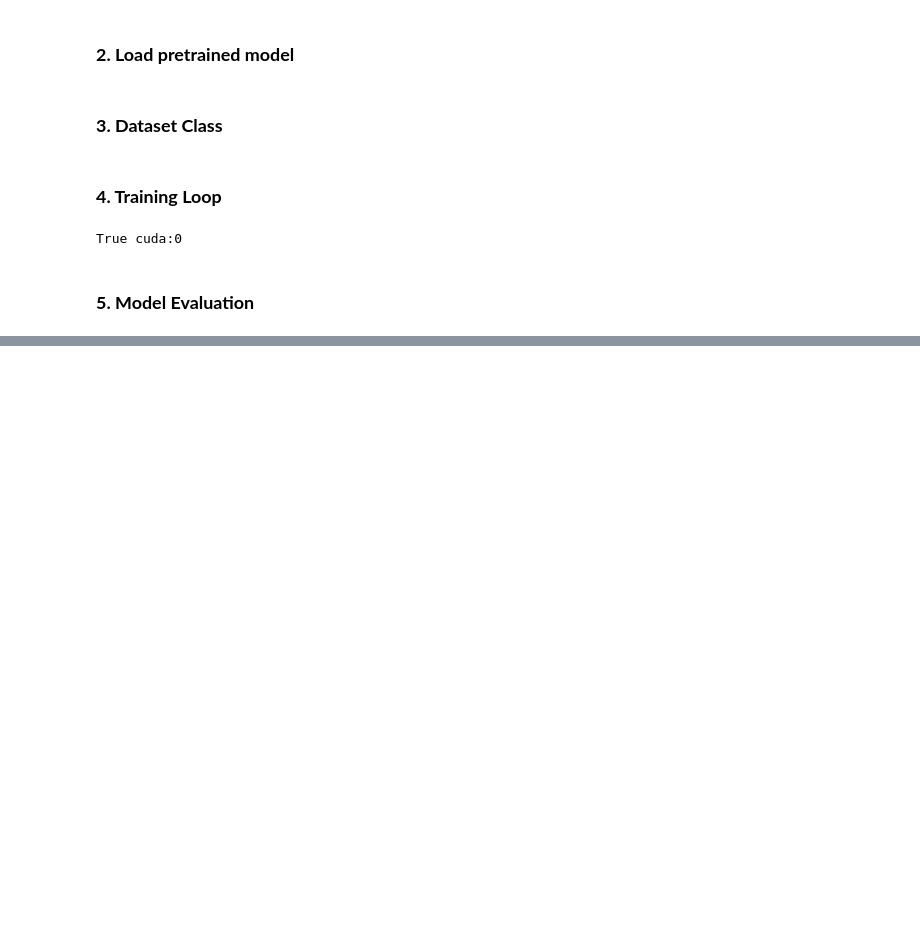
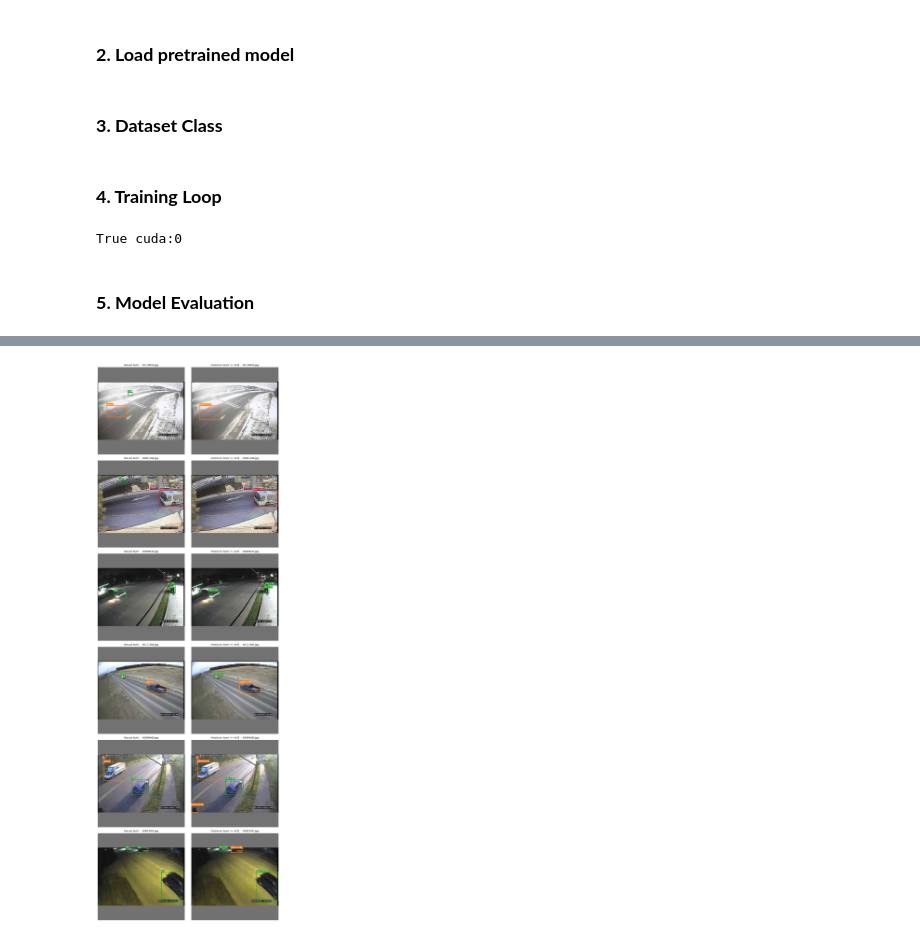
Before and after one commit to Shifali1094/live-vehicle-classification, a Jupyter notebook: Faster-RCNN/faster-rcnn.ipynb, the cells around one changed output, grey strips where cells are left out. Cells and saved outputs as stored; diff of their text form; code cells hidden in the pictures; blank space fills up the shorter version.

```diff
--- a/Faster-RCNN/faster-rcnn.ipynb
+++ b/Faster-RCNN/faster-rcnn.ipynb
@@ -138,0 +303,26 @@ True cuda:0
+# %%
+# Ground truth vs prediction on random test images
+COLORS = {1: 'tab:green', 2: 'tab:red', 3: 'tab:blue', 4: 'tab:orange'}
+rng = np.random.default_rng(0)
+picks = rng.choice(len(ds), 6, replace=False)
+
+fig, axes = plt.subplots(len(picks), 2, figsize=(11, 5.2 * len(picks)))
+for row, i in enumerate(picks):
+    info = ds.images[i]
+    im = Image.open(Path(root) / info['file_name']).convert('RGB')
+    for col, title in enumerate(['Ground truth', f'Prediction (conf >= {CONF})']):
+        ax = axes[row, col]; ax.imshow(im); ax.axis('off'); ax.set_title(f'{title}  -  {info["file_name"].split("/")[-1]}', fontsize=9)
+    for a in ds.anns[info['id']]:
+        x, y, bw, bh = a['bbox']
+        axes[row, 0].add_patch(patches.Rectangle((x, y), bw, bh, fill=False, lw=2, ec=COLORS[a['category_id']]))
+        axes[row, 0].text(x, y-3, CLASSES[a['category_id']-1], color='white', fontsize=8,
+                          bbox=dict(fc=COLORS[a['category_id']], pad=1, ec='none'))
+    p = preds[i]
+    for b, s, l in zip(p['boxes'].tolist(), p['scores'].tolist(), p['labels'].tolist()):
+        if s < CONF: continue
+        axes[row, 1].add_patch(patches.Rectangle((b[0], b[1]), b[2]-b[0], b[3]-b[1], fill=False, lw=2, ec=COLORS[l]))
+        axes[row, 1].text(b[0], b[1]-3, f'{CLASSES[l-1]} {s:.2f}', color='white', fontsize=8,
+                          bbox=dict(fc=COLORS[l], pad=1, ec='none'))
+plt.tight_layout(); plt.savefig('rcnn-eval-images/frcnn_predictions.png', dpi=120); plt.show()
+# %% [output]
+[figure, added]
```
Also changed, not shown: parts of 10 cells of this notebook.
